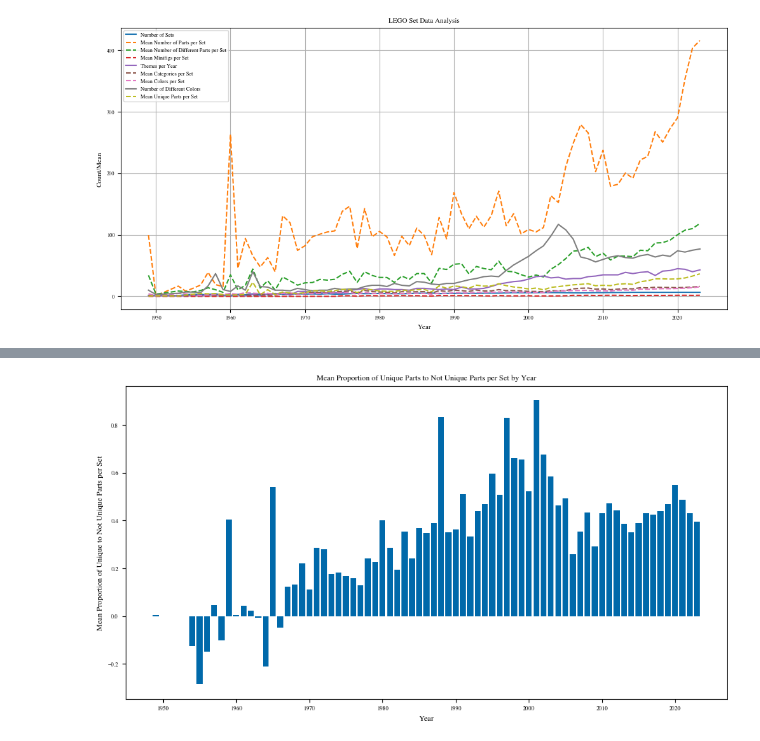
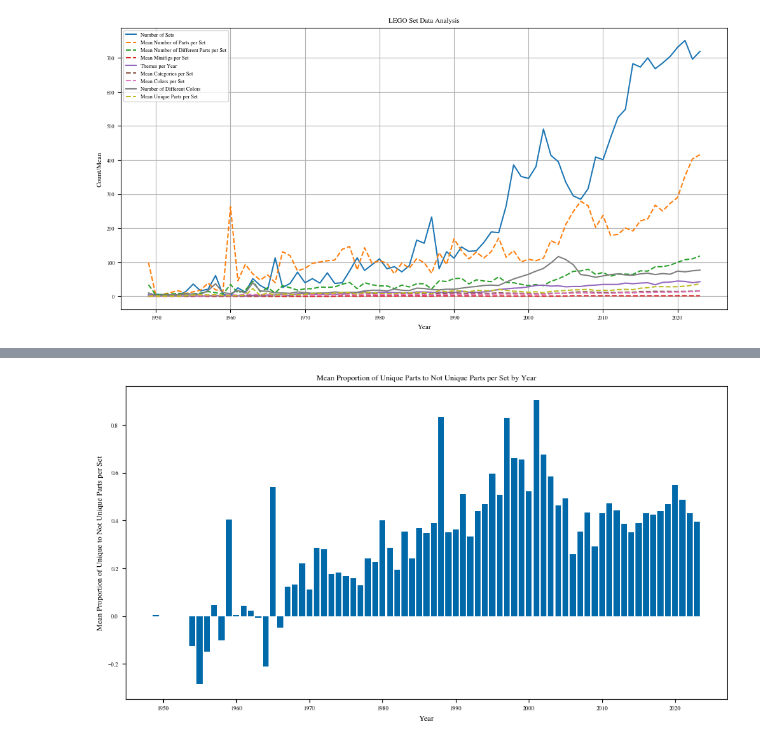
Before and after one commit to eddiebeach99/Data_Literacy, a Jupyter notebook: Analysis/exploratory_analysis.ipynb, the cells around one changed output, grey strips where cells are left out. Drawn from its saved outputs; the diff is of its cells as text; code cells hidden in the pictures.

```diff
--- a/Analysis/exploratory_analysis.ipynb
+++ b/Analysis/exploratory_analysis.ipynb
@@ -61,43 +61,40 @@ mean_number_of_different_parts_per_set_per_year = data.groupby('year')['number_o
 plt.figure(figsize=(10, 5))
 
 # plot number of sets per year
-plt.plot(sets_per_year.index, np.log(sets_per_year), label='Number of Sets')
+plt.plot(sets_per_year.index, sets_per_year, label='Number of Sets')
 
 # plot mean number of parts per set per year
-plt.plot(mean_parts_per_set_per_year.index, np.log(mean_parts_per_set_per_year), label='Mean Number of Parts per Set', linestyle='--')
+plt.plot(mean_parts_per_set_per_year.index, mean_parts_per_set_per_year, label='Mean Number of Parts per Set', linestyle='--')
 
 # plot mean number of different parts per set per year
-plt.plot(mean_number_of_different_parts_per_set_per_year.index, np.log(mean_number_of_different_parts_per_set_per_year), label='Mean Number of Different Parts per Set', linestyle='--')
+plt.plot(mean_number_of_different_parts_per_set_per_year.index, mean_number_of_different_parts_per_set_per_year, label='Mean Number of Different Parts per Set', linestyle='--')
 
 # plot mean number of minifigs per set per year
-plt.plot(mean_minifigs_per_set_per_year.index, np.log(mean_minifigs_per_set_per_year), label='Mean Minifigs per Set', linestyle='--')
+plt.plot(mean_minifigs_per_set_per_year.index, mean_minifigs_per_set_per_year, label='Mean Minifigs per Set', linestyle='--')
 
 # plot themes per year
-plt.plot(themes_per_year.index, np.log(themes_per_year), label='Themes per Year')
+plt.plot(themes_per_year.index, themes_per_year, label='Themes per Year')
 
 # plot mean number of categories per set per year
-plt.plot(mean_categories_per_set_per_year.index, np.log(mean_categories_per_set_per_year), label='Mean Categories per Set', linestyle='--')
+plt.plot(mean_categories_per_set_per_year.index, mean_categories_per_set_per_year, label='Mean Categories per Set', linestyle='--')
 
 # plot mean number of colors per set per year
-plt.plot(mean_colors_per_set_per_year.index, np.log(mean_colors_per_set_per_year), label='Mean Colors per Set', linestyle='--')
+plt.plot(mean_colors_per_set_per_year.index, mean_colors_per_set_per_year, label='Mean Colors per Set', linestyle='--')
 
 # plot the number of colors per set per year
-plt.plot(colors_per_year.index, np.log(colors_per_year), label='Number of Different Colors')
+plt.plot(colors_per_year.index, colors_per_year, label='Number of Different Colors')
 
 # plot mean number of unique parts per set per year
-plt.plot(mean_unique_parts_per_set_per_year.index, np.log(mean_unique_parts_per_set_per_year), label='Mean Unique Parts per Set', linestyle='--')
+plt.plot(mean_unique_parts_per_set_per_year.index, mean_unique_parts_per_set_per_year, label='Mean Unique Parts per Set', linestyle='--')
 
 # set plot labels and title
 plt.xlabel('Year')
 plt.ylabel('Count/Mean')
 plt.title('LEGO Set Data Analysis')
 plt.legend()
 plt.grid(True)
 
-# save plot
-plt.savefig('../Images/Exploration.pdf')
-
 # show the plot
 plt.show()
 # %% [output]
-[figure, old version]
+[figure, new version]
```
Also changed, not shown: parts of 1 cell of this notebook, 1 other file.
